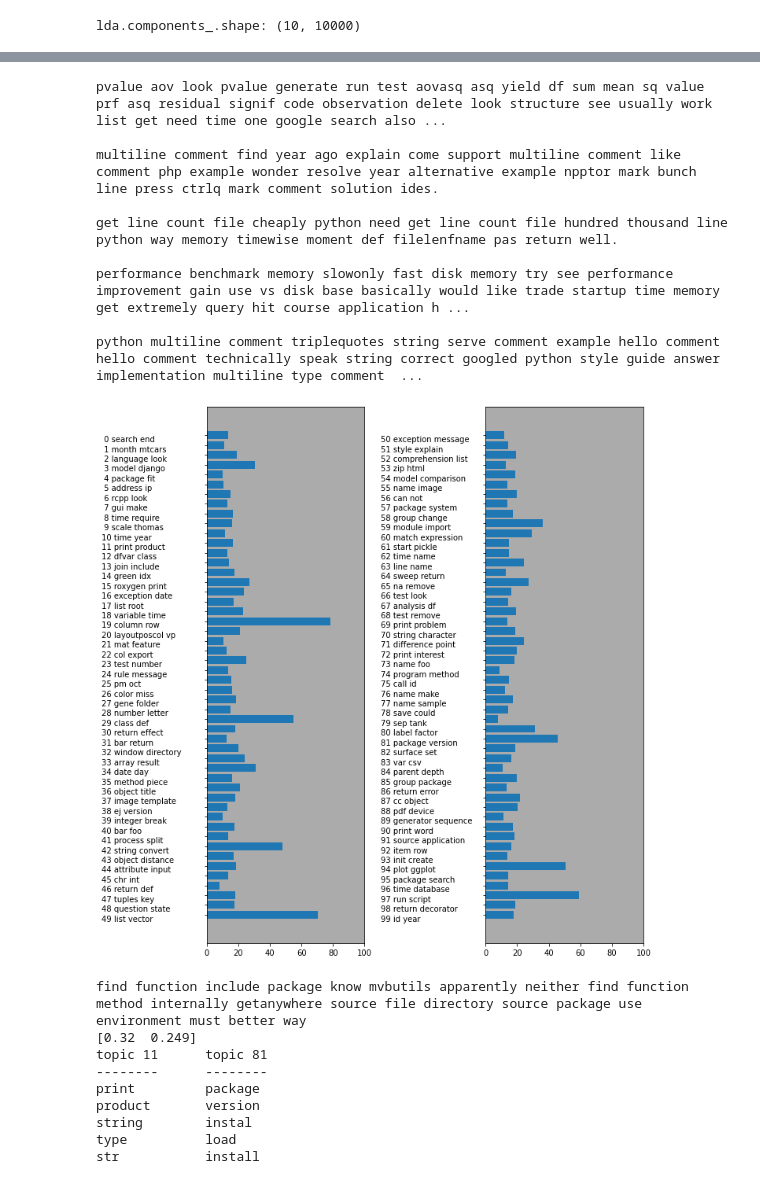
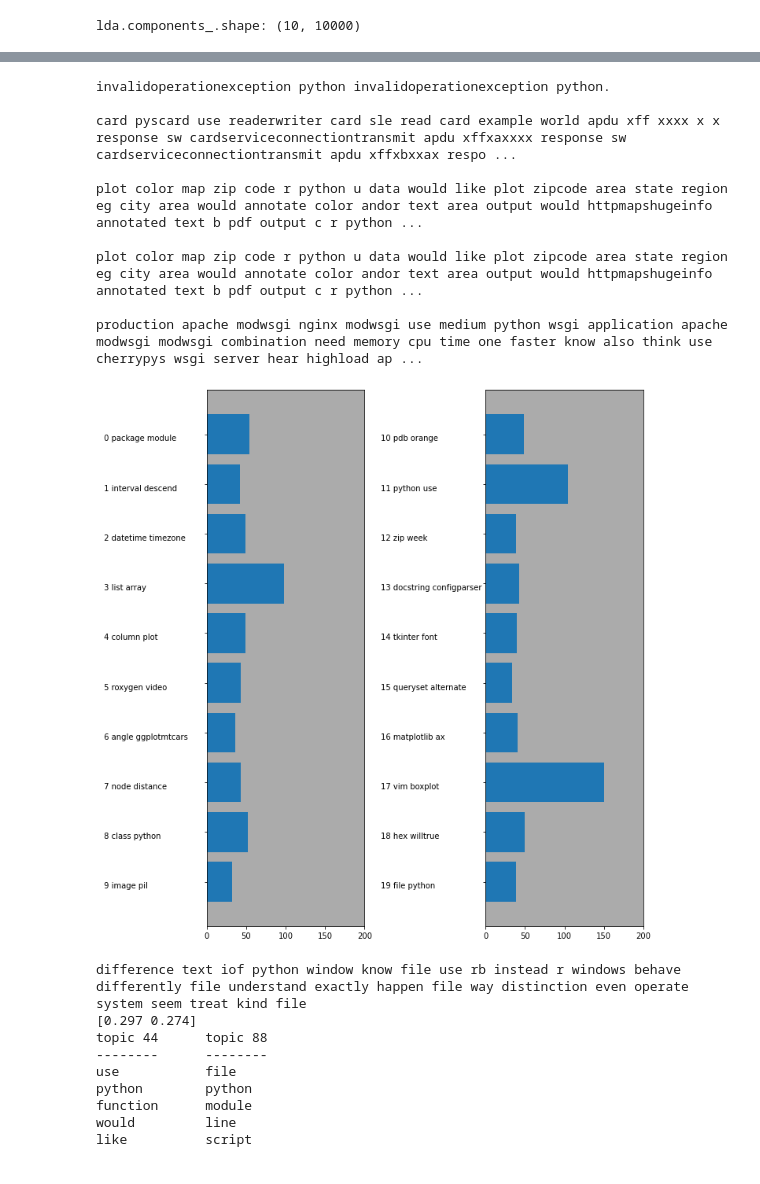
Before and after one commit to fedecabre/P5_StackOverflow, a Jupyter notebook: P5_02_notebooktest.ipynb, the cells around one changed output, grey strips where cells are left out. Cells and saved outputs as stored; diff of their text form; code cells hidden in the pictures.

```diff
--- a/P5_02_notebooktest.ipynb
+++ b/P5_02_notebooktest.ipynb
@@ -198,6 +207,22 @@ L'objectif de ce type de modélisation de sujets est de récupérer de potentiel
 # %%
-vect = CountVectorizer(max_features=10000, max_df=.15)
+from sklearn.feature_extraction.text import TfidfVectorizer
+
+no_features = 10000
+
+
+#tfidf_vectorizer = TfidfVectorizer( max_df=0.15,  min_df=2,  max_features=no_features)
+
+#X = tfidf_vectorizer.fit_transform(text_train)
+#feature_names = np.array(tfidf_vectorizer.get_feature_names())
+
+
+
+vect = CountVectorizer(max_features=no_features, max_df=.15)
 X = vect.fit_transform(text_train)
+
+
+# get the feature names from the vectorizer:
+feature_names = np.array(vect.get_feature_names())
 # %% [markdown]
 max_df : float in range [0.0, 1.0] or int, default=1.0
     When building the vocabulary ignore terms that have a document
@@ -272,4 +297,4 @@ digestemails  dataframe     line          label         attr
 # %%
-lda100 = LatentDirichletAllocation(n_components=100, learning_method="batch",
+lda20 = LatentDirichletAllocation(n_components=20, learning_method="batch",
                                    max_iter=25, random_state=0)
-document_topics100 = lda100.fit_transform(X)
+document_topics20 = lda20.fit_transform(X)
@@ -278,6 +301,6 @@ topics = np.array([2,7, 16, 24, 25, 28, 36, 37, 41, 45, 51, 53, 54, 63, 89, 97])
 # %%
-sorting = np.argsort(lda100.components_, axis=1)[:, ::-1]
-feature_names = np.array(vect.get_feature_names())
-print_topics(topics=topics, feature_names=feature_names,
+sorting = np.argsort(lda20.components_, axis=1)[:, ::-1]
+
+print_topics(topics=range(20), feature_names=feature_names,
                            sorting=sorting, topics_per_chunk=8, n_words=10)
 # %% [output]
@@ -301,46 +324,46 @@ run           answer        framework     server        field         id
 # %%
 # sort by weight of "function" topic 36
-function = np.argsort(document_topics100[:, 63])[::-1]
+function = np.argsort(document_topics20[:, 63])[::-1]
 # print the five documents where the topic is most important
 for i in function[:5]:
     # show first two sentences
     print(".".join(text_train[i].split(".")[:2]) + ".\n")
 # %% [output]
-pvalue aov look pvalue generate run test aovasq asq yield df sum mean sq value prf asq residual signif code observation delete look structure see usually work list get need time one google search also ...
+invalidoperationexception python invalidoperationexception python.
 
-multiline comment find year ago explain come support multiline comment like comment php example wonder resolve year alternative example npptor mark bunch line press ctrlq mark comment solution ides.
+card pyscard use readerwriter card sle read card example world apdu xff xxxx x x response sw cardserviceconnectiontransmit apdu xffxaxxxx response sw cardserviceconnectiontransmit apdu xffxbxxax respo ...
 
-get line count file cheaply python need get line count file hundred thousand line python way memory timewise moment def filelenfname pas return well.
+plot color map zip code r python u data would like plot zipcode area state region eg city area would annotate color andor text area output would httpmapshugeinfo annotated text b pdf output c r python ...
 
-performance benchmark memory slowonly fast disk memory try see performance improvement gain use vs disk base basically would like trade startup time memory get extremely query hit course application h ...
+plot color map zip code r python u data would like plot zipcode area state region eg city area would annotate color andor text area output would httpmapshugeinfo annotated text b pdf output c r python ...
 
-python multiline comment triplequotes string serve comment example hello comment hello comment technically speak string correct googled python style guide answer implementation multiline type comment  ...
+production apache modwsgi nginx modwsgi use medium python wsgi application apache modwsgi modwsgi combination need memory cpu time one faster know also think use cherrypys wsgi server hear highload ap ...
 # %%
 fig, ax = plt.subplots(1, 2, figsize=(10, 10))
 topic_names = ["{:>2} ".format(i) + " ".join(words)
                for i, words in enumerate(feature_names[sorting[:, :2]])]
 # two column bar chart:
 for col in [0, 1]:
-    start = col * 50
-    end = (col + 1) * 50
-    ax[col].barh(np.arange(50), np.sum(document_topics100, axis=0)[start:end])
-    ax[col].set_yticks(np.arange(50))
+    start = col * 10
+    end = (col + 1) * 10
+    ax[col].barh(np.arange(10), np.sum(document_topics100, axis=0)[start:end])
+    ax[col].set_yticks(np.arange(10))
     ax[col].set_yticklabels(topic_names[start:end], ha="left", va="top")
     ax[col].invert_yaxis()
-    ax[col].set_xlim(0, 100)
+    ax[col].set_xlim(0, 200)
     ax[col].patch.set_facecolor('#ababab')
     yax = ax[col].get_yaxis()
     yax.set_tick_params(pad=130)
 plt.tight_layout()
 fig.patch.set_facecolor('w')
 # %% [output]
-[figure, old version]
+[figure, new version]
 # %%
 ### Utiliser le modèle LDA entrainé pour faire des prédictions et proposer des nouveaux mots
 #catégoriser nouvelles entrés avec le modèle entrainé
 #new_post = ['I love this movie and never get tired of watching. The music in it is great.']
-new_post = [text_train[25]] # test sur des post du dataset
-new_post_vect = vect.transform(new_post)
+new_post = [text_train[35]] # test sur des post du dataset
+new_post_vect = tfidf_vectorizer.transform(new_post)
 post_topics100 = lda100.transform(new_post_vect)
 rating = np.sort(post_topics100[0,:])[::-1][:2]
 tag = np.argsort(post_topics100[0,:])[::-1][:2]
@@ -349,13 +372,13 @@ print(rating)
 print_topics(topics=tag, feature_names=feature_names,
                            sorting=sorting, topics_per_chunk=5, n_words=5)
 # %% [output]
-find function include package know mvbutils apparently neither find function method internally getanywhere source file directory source package use environment must better way
-[0.32  0.249]
-topic 11      topic 81
+difference text iof python window know file use rb instead r windows behave differently file understand exactly happen file way distinction even operate system seem treat kind file
+[0.297 0.274]
+topic 44      topic 88
 --------      --------
-print         package
-product       version
-string        instal
-type          load
-str           install
+use           file
+python        python
+function      module
+would         line
+like          script
 # %% [markdown]
```
Also changed, not shown: parts of 30 cells of this notebook, 4 other files.
